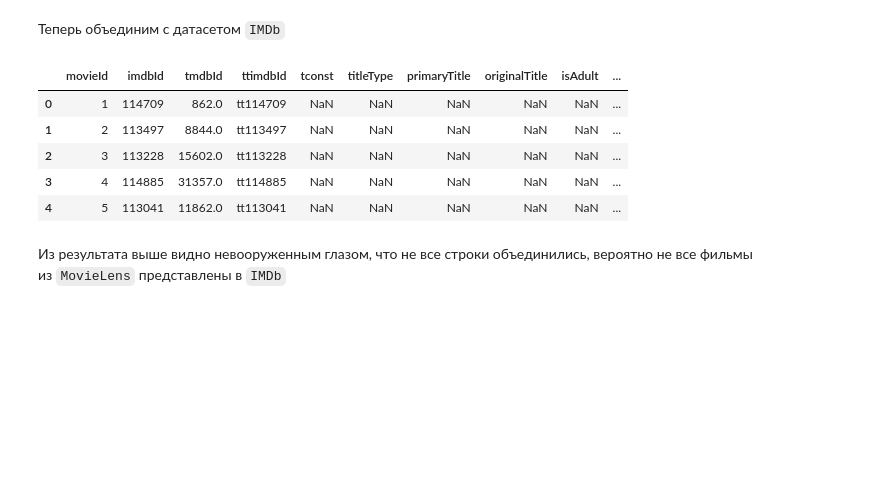
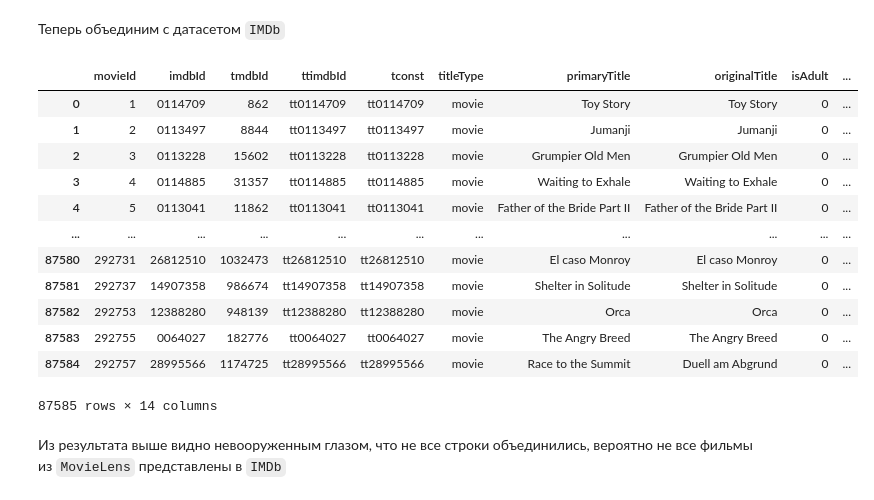
Before and after one commit to glazole/MovieLens, a Jupyter notebook: ML_EDA_into.ipynb, the cells around one changed output. Drawn from its saved outputs; the diff is of its cells as text; code cells hidden in the pictures; blank space fills up the shorter version.

```diff
--- a/ML_EDA_into.ipynb
+++ b/ML_EDA_into.ipynb
@@ -356,7 +356,7 @@ df_ratings.head()
 # %%
 with zipfile.ZipFile(zip_path_local, 'r') as z:
     with z.open(ml_links) as f:
-        df_links = pd.read_csv(f)
+        df_links = pd.read_csv(f, dtype={'imdbId': str, 'tmdbId': str})
 
 df_links.head()
 # %% [output]
@@ -626,14 +630,21 @@ df_links.shape[0]
 Теперь объединим с датасетом `IMDb`
 # %%
 merged_df = pd.merge(df_links, df_imdb_basic, left_on='ttimdbId', right_on='tconst', how='left', indicator=True)
-merged_df.head()
+merged_df
 # %% [output]
 |  | movieId | imdbId | tmdbId | ttimdbId | tconst | titleType | primaryTitle | originalTitle | isAdult | ... |
-| 0 | 1 | 114709 | 862.0 | tt114709 | NaN | NaN | NaN | NaN | NaN | ... |
-| 1 | 2 | 113497 | 8844.0 | tt113497 | NaN | NaN | NaN | NaN | NaN | ... |
-| 2 | 3 | 113228 | 15602.0 | tt113228 | NaN | NaN | NaN | NaN | NaN | ... |
-| 3 | 4 | 114885 | 31357.0 | tt114885 | NaN | NaN | NaN | NaN | NaN | ... |
-| 4 | 5 | 113041 | 11862.0 | tt113041 | NaN | NaN | NaN | NaN | NaN | ... |
+| 0 | 1 | 0114709 | 862 | tt0114709 | tt0114709 | movie | Toy Story | Toy Story | 0 | ... |
+| 1 | 2 | 0113497 | 8844 | tt0113497 | tt0113497 | movie | Jumanji | Jumanji | 0 | ... |
+| 2 | 3 | 0113228 | 15602 | tt0113228 | tt0113228 | movie | Grumpier Old Men | Grumpier Old Men | 0 | ... |
+| 3 | 4 | 0114885 | 31357 | tt0114885 | tt0114885 | movie | Waiting to Exhale | Waiting to Exhale | 0 | ... |
+| 4 | 5 | 0113041 | 11862 | tt0113041 | tt0113041 | movie | Father of the Bride Part II | Father of the Bride Part II | 0 | ... |
+| ... | ... | ... | ... | ... | ... | ... | ... | ... | ... | ... |
+| 87580 | 292731 | 26812510 | 1032473 | tt26812510 | tt26812510 | movie | El caso Monroy | El caso Monroy | 0 | ... |
+| 87581 | 292737 | 14907358 | 986674 | tt14907358 | tt14907358 | movie | Shelter in Solitude | Shelter in Solitude | 0 | ... |
+| 87582 | 292753 | 12388280 | 948139 | tt12388280 | tt12388280 | movie | Orca | Orca | 0 | ... |
+| 87583 | 292755 | 0064027 | 182776 | tt0064027 | tt0064027 | movie | The Angry Breed | The Angry Breed | 0 | ... |
+| 87584 | 292757 | 28995566 | 1174725 | tt28995566 | tt28995566 | movie | Race to the Summit | Duell am Abgrund | 0 | ... |
+87585 rows × 14 columns
 # %% [markdown]
 Из результата выше видно невооруженным глазом, что не все строки объединились, вероятно не все фильмы из `MovieLens` представлены в `IMDb`
 # %% [markdown]
```
Also changed, not shown: parts of 24 cells of this notebook.
